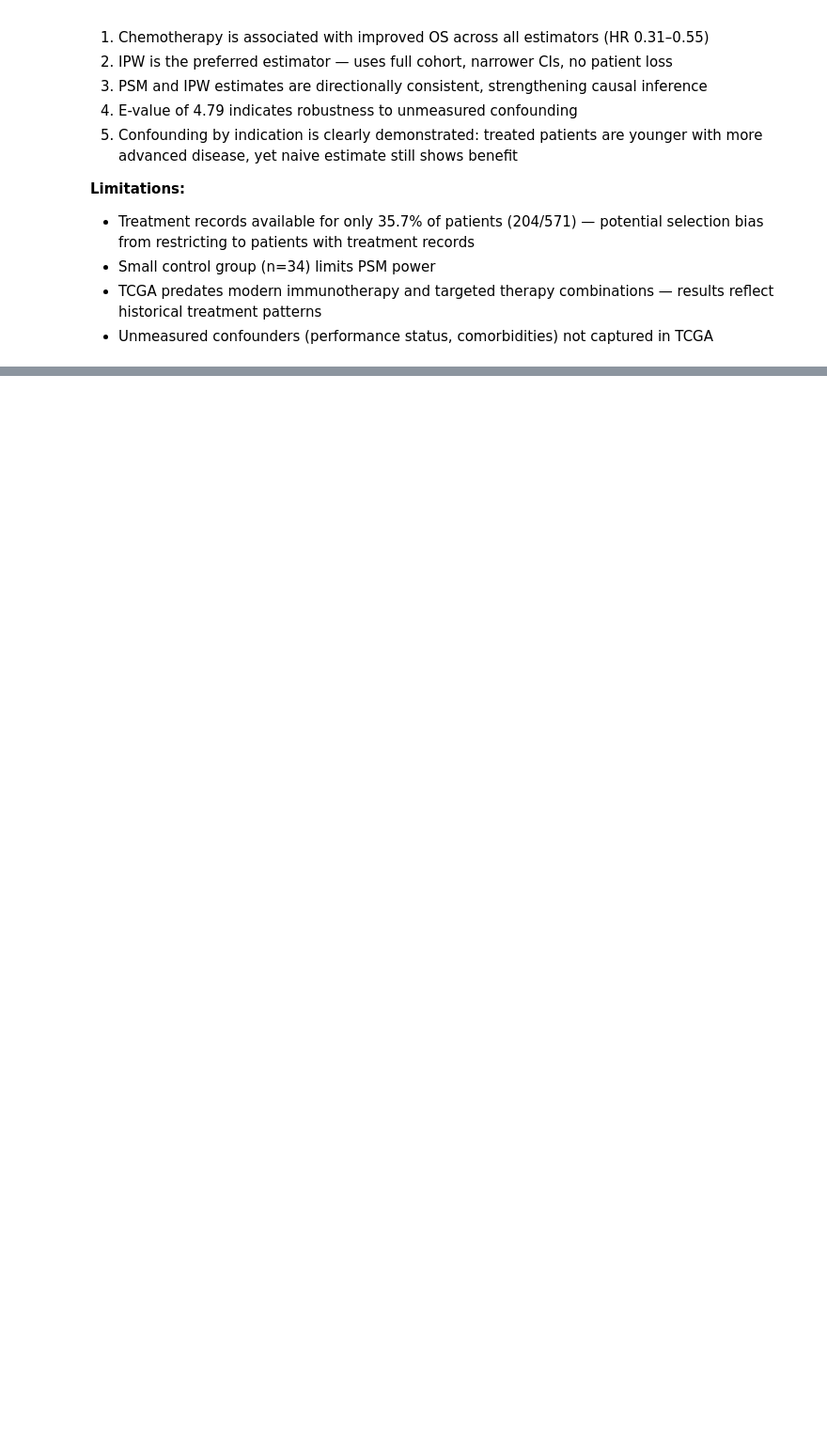
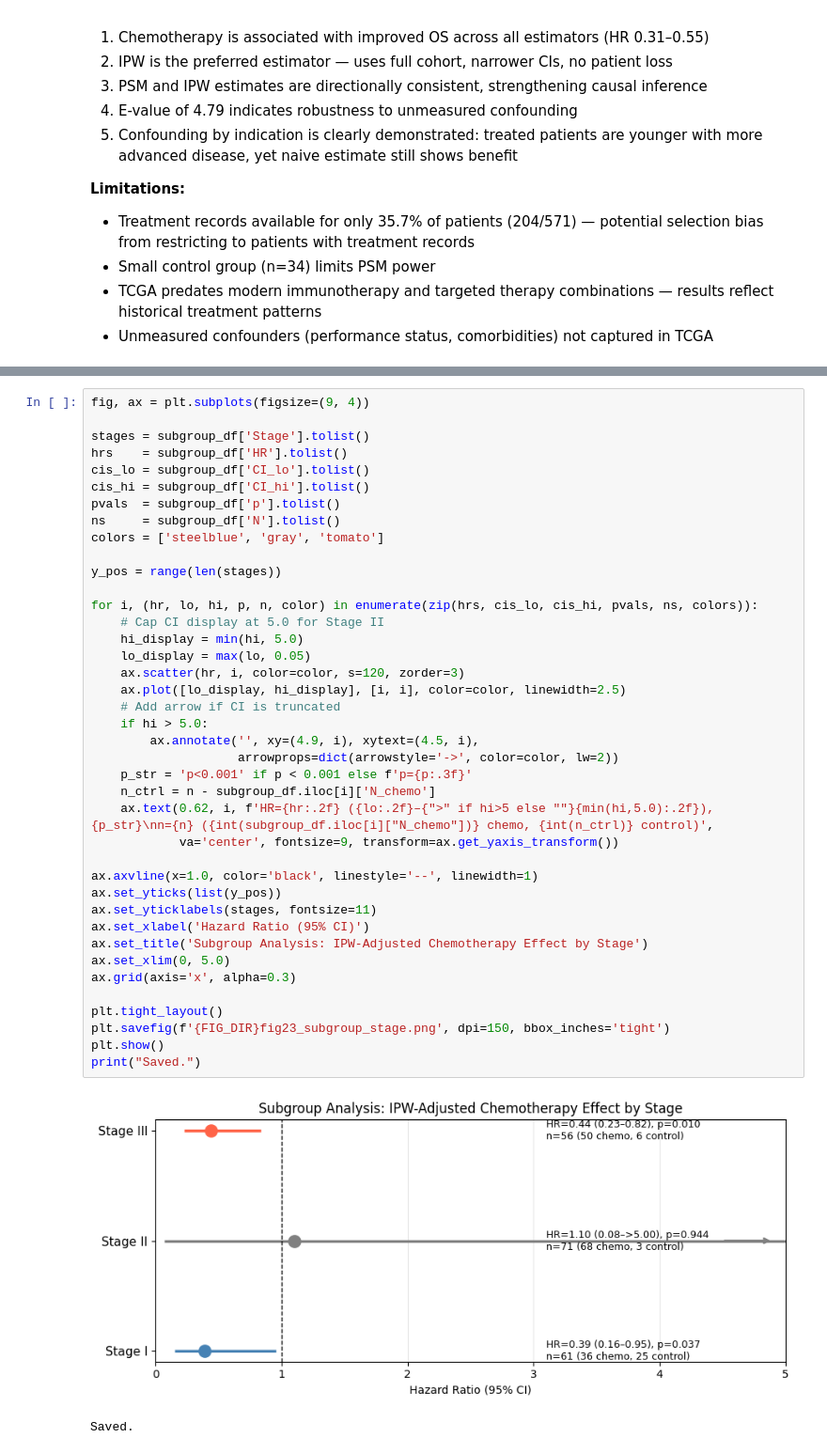
Before and after one commit to KelyNorel/tcga-luad-rwe, a Jupyter notebook: notebooks/03_trial_emulation.ipynb, the cells around one changed output, grey strips where cells are left out. Shown at 94% size. Saved outputs shown, nothing was run; the diff lists cells and outputs as text; blank space fills up the shorter version.

```diff
--- a/notebooks/03_trial_emulation.ipynb
+++ b/notebooks/03_trial_emulation.ipynb
@@ -873,0 +1054,43 @@ observational data cannot fully rule out residual confounding.
+# %%
+fig, ax = plt.subplots(figsize=(9, 4))
+
+stages = subgroup_df['Stage'].tolist()
+hrs    = subgroup_df['HR'].tolist()
+cis_lo = subgroup_df['CI_lo'].tolist()
+cis_hi = subgroup_df['CI_hi'].tolist()
+pvals  = subgroup_df['p'].tolist()
+ns     = subgroup_df['N'].tolist()
+colors = ['steelblue', 'gray', 'tomato']
+
+y_pos = range(len(stages))
+
+for i, (hr, lo, hi, p, n, color) in enumerate(zip(hrs, cis_lo, cis_hi, pvals, ns, colors)):
+    # Cap CI display at 5.0 for Stage II
+    hi_display = min(hi, 5.0)
+    lo_display = max(lo, 0.05)
+    ax.scatter(hr, i, color=color, s=120, zorder=3)
+    ax.plot([lo_display, hi_display], [i, i], color=color, linewidth=2.5)
+    # Add arrow if CI is truncated
+    if hi > 5.0:
+        ax.annotate('', xy=(4.9, i), xytext=(4.5, i),
+                    arrowprops=dict(arrowstyle='->', color=color, lw=2))
+    p_str = 'p<0.001' if p < 0.001 else f'p={p:.3f}'
+    n_ctrl = n - subgroup_df.iloc[i]['N_chemo']
+    ax.text(0.62, i, f'HR={hr:.2f} ({lo:.2f}–{">" if hi>5 else ""}{min(hi,5.0):.2f}), {p_str}\nn={n} ({int(subgroup_df.iloc[i]["N_chemo"])} chemo, {int(n_ctrl)} control)',
+            va='center', fontsize=9, transform=ax.get_yaxis_transform())
+
+ax.axvline(x=1.0, color='black', linestyle='--', linewidth=1)
+ax.set_yticks(list(y_pos))
+ax.set_yticklabels(stages, fontsize=11)
+ax.set_xlabel('Hazard Ratio (95% CI)')
+ax.set_title('Subgroup Analysis: IPW-Adjusted Chemotherapy Effect by Stage')
+ax.set_xlim(0, 5.0)
+ax.grid(axis='x', alpha=0.3)
+
+plt.tight_layout()
+plt.savefig(f'{FIG_DIR}fig23_subgroup_stage.png', dpi=150, bbox_inches='tight')
+plt.show()
+print("Saved.")
+# %% [output]
+[figure, added]
+Saved.
```
Also changed, not shown: parts of 7 cells of this notebook, 4 other files.
